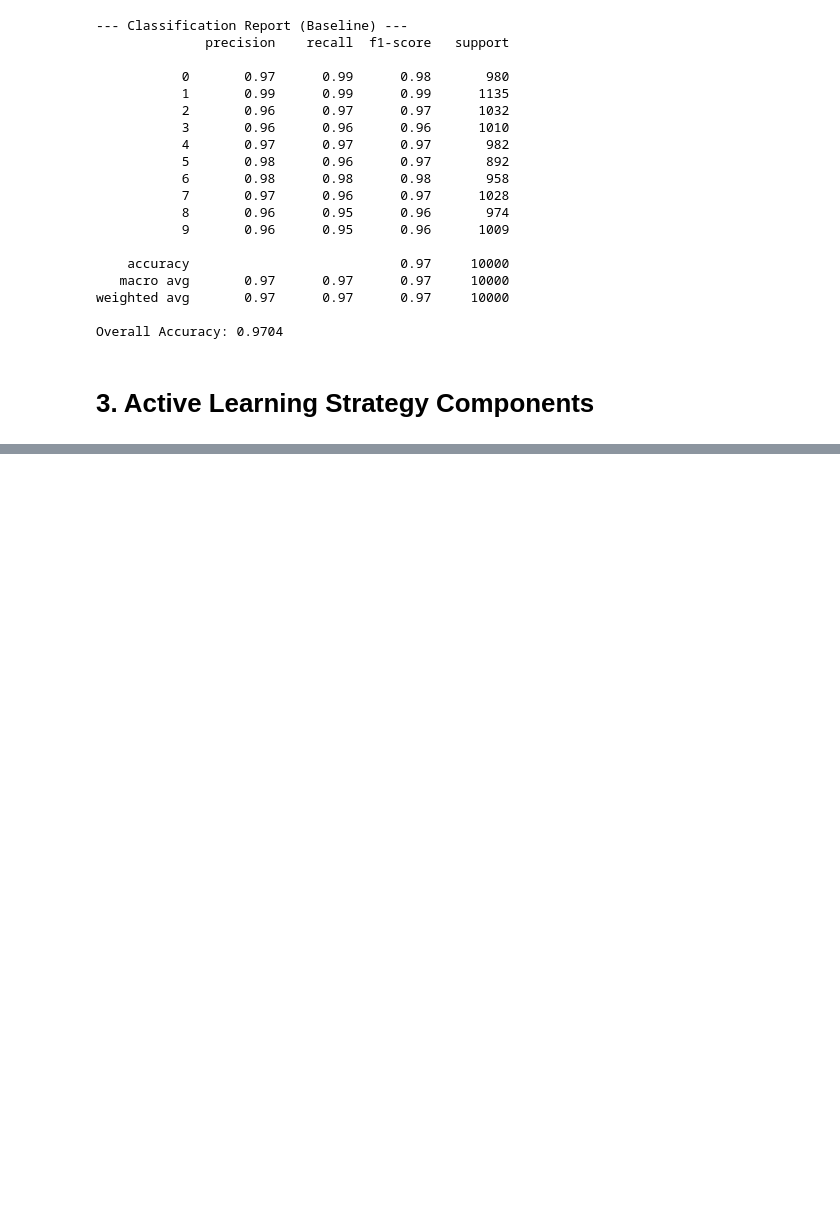
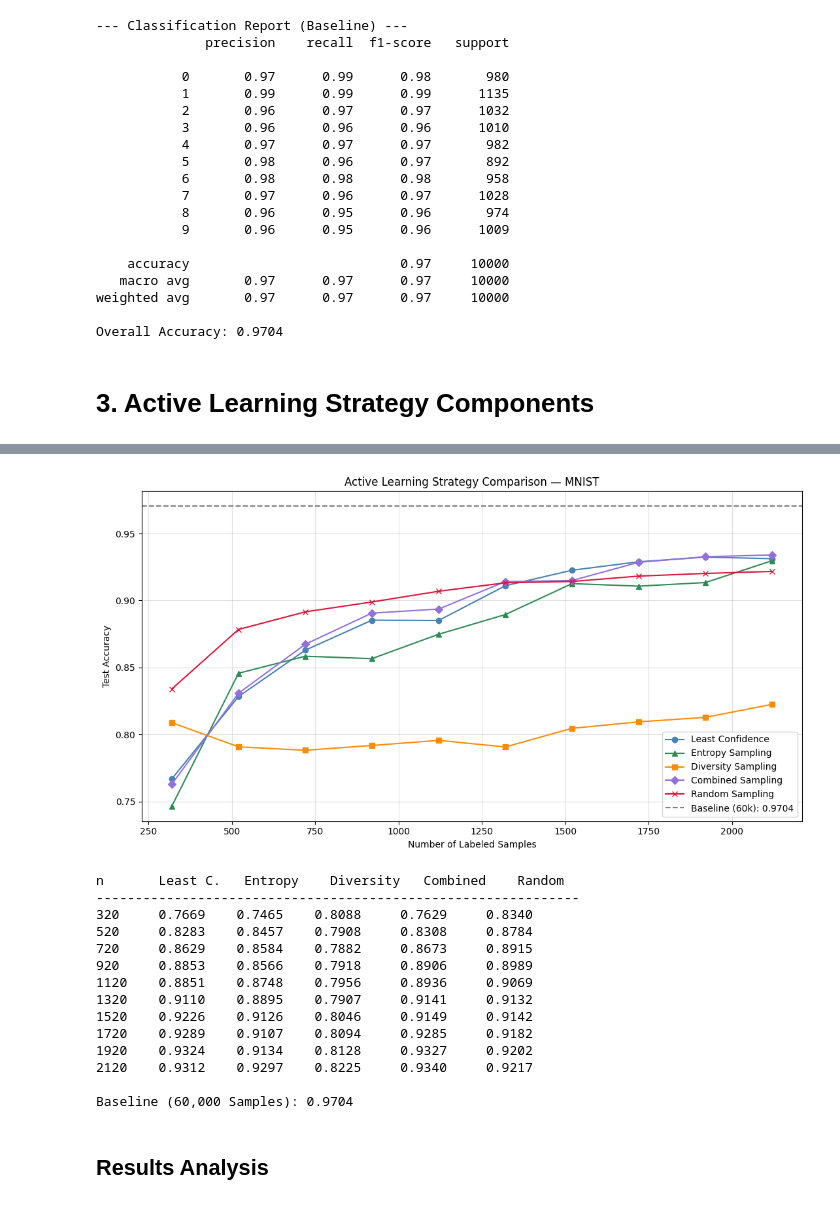
Before and after one commit to fabiankargl/active_learning, a Jupyter notebook: active_learning.ipynb, the cells around one changed output, grey strips where cells are left out. Cells and saved outputs as stored; diff of their text form; code cells hidden in the pictures; blank space fills up the shorter version.

Commit message:
active learning task added

```diff
--- a/active_learning.ipynb
+++ b/active_learning.ipynb
@@ -88,0 +293,18 @@ def get_combined_samples(model, X_labeled, X_pool, n_instances=10):
+# %%
+labeled_idx_set = set(labeled_indices.tolist()) | set(sampled_pool_idx.tolist())
+all_indices = np.arange(len(X_train))
+pool_indices_clean = np.array([i for i in all_indices if i not in labeled_idx_set])
+
+X_lab_base = X_train[list(labeled_idx_set)]
+y_lab_base = y_train[list(labeled_idx_set)]
+
+X_lab_unc, y_lab_unc = X_lab_base.copy(), y_lab_base.copy()
+X_lab_ent, y_lab_ent = X_lab_base.copy(), y_lab_base.copy()
+X_lab_div, y_lab_div = X_lab_base.copy(), y_lab_base.copy()
+
+pool_idx_unc = pool_indices_clean.copy()
+pool_idx_ent = pool_indices_clean.copy()
+pool_idx_div = pool_indices_clean.copy()
+
+print(f"Labeled Start: {len(X_lab_base)} Samples")
+print(f"Pool Start:    {len(pool_indices_clean)} Samples")
@@ -88,0 +412,52 @@ def get_combined_samples(model, X_labeled, X_pool, n_instances=10):
+# %%
+baseline_acc = accuracy_score(y_test, rf_baseline.predict(X_test))
+
+fig, ax = plt.subplots(figsize=(11, 6))
+
+for results, label, color, marker in [
+    (results_least_conf, 'Least Confidence',  'steelblue',   'o'),
+    (results_entropy,    'Entropy Sampling',  'seagreen',    '^'),
+    (results_diversity,  'Diversity Sampling','darkorange',  's'),
+    (results_combined,   'Combined Sampling', 'mediumpurple','D'),
+    (results_random,     'Random Sampling',   'crimson',     'x'),
+]:
+    sizes, accs = zip(*results)
+    ax.plot(sizes, accs, marker=marker, label=label, color=color)
+
+ax.axhline(baseline_acc, color='gray', linestyle='--',
+           label=f'Baseline (60k): {baseline_acc:.4f}')
+
+ax.set_xlabel('Number of Labeled Samples')
+ax.set_ylabel('Test Accuracy')
+ax.set_title('Active Learning Strategy Comparison — MNIST')
+ax.legend()
+ax.grid(True, alpha=0.4)
+plt.tight_layout()
+plt.show()
+
+# -- Table --
+print(f"\n{'n':<7} {'Least C.':<10} {'Entropy':<10} {'Diversity':<11} {'Combined':<11} {'Random'}")
+print('-' * 62)
+for lc, ent, div, com, rnd in zip(
+        results_least_conf, results_entropy,
+        results_diversity, results_combined, results_random):
+    print(f"{lc[0]:<7} {lc[1]:.4f}    {ent[1]:.4f}    {div[1]:.4f}     {com[1]:.4f}     {rnd[1]:.4f}")
+print(f"\nBaseline (60,000 Samples): {baseline_acc:.4f}")
+# %% [output]
+[figure, added]
+n       Least C.   Entropy    Diversity   Combined    Random
+--------------------------------------------------------------
+320     0.7669    0.7465    0.8088     0.7629     0.8340
+520     0.8283    0.8457    0.7908     0.8308     0.8784
+720     0.8629    0.8584    0.7882     0.8673     0.8915
+920     0.8853    0.8566    0.7918     0.8906     0.8989
+1120    0.8851    0.8748    0.7956     0.8936     0.9069
+1320    0.9110    0.8895    0.7907     0.9141     0.9132
+1520    0.9226    0.9126    0.8046     0.9149     0.9142
+1720    0.9289    0.9107    0.8094     0.9285     0.9182
+1920    0.9324    0.9134    0.8128     0.9327     0.9202
+2120    0.9312    0.9297    0.8225     0.9340     0.9217
+
+Baseline (60,000 Samples): 0.9704
+# %% [markdown]
+## Results Analysis
```
Also changed, not shown: parts of 19 cells of this notebook.
